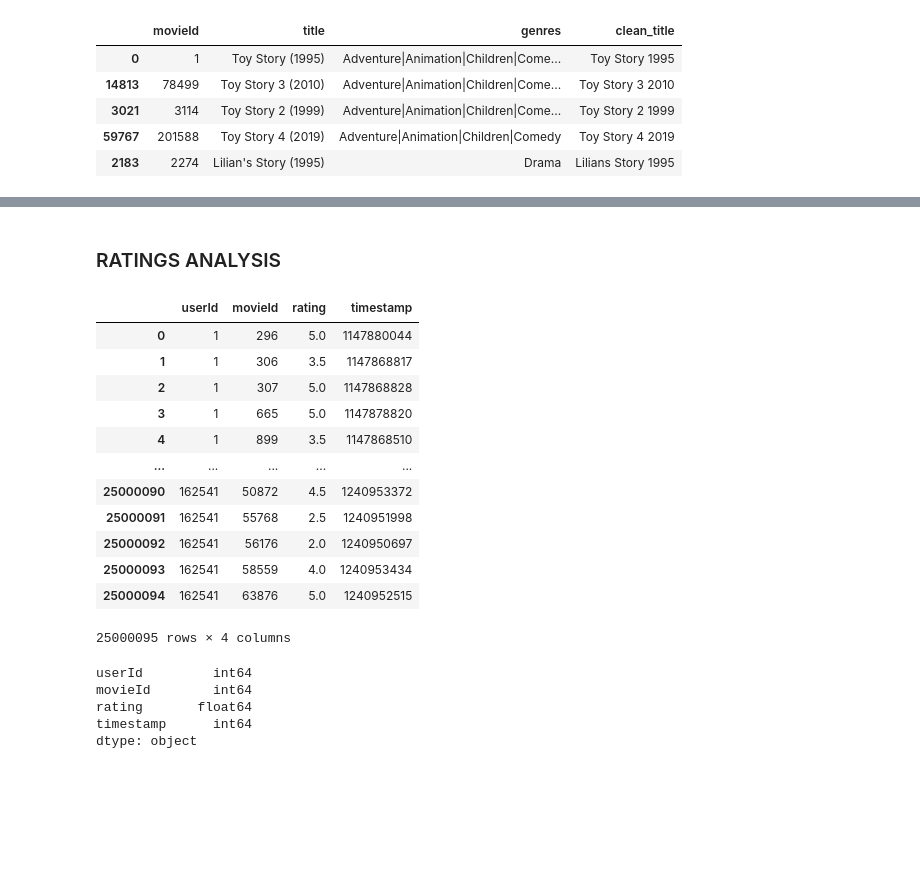
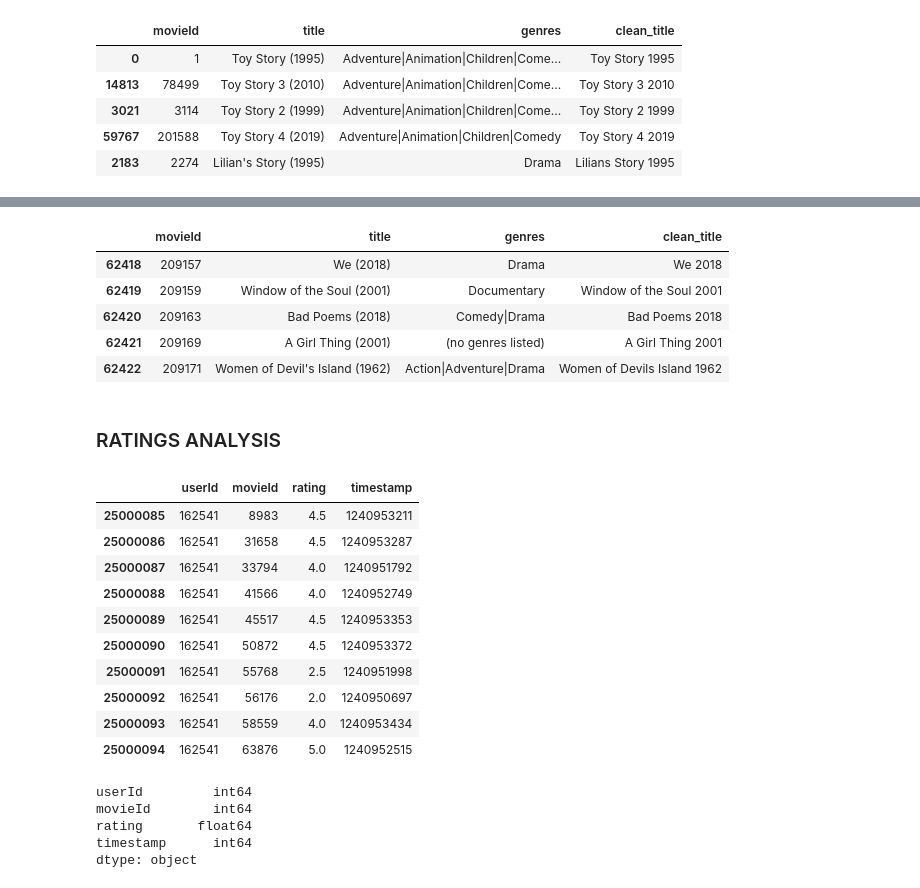
Before and after one commit to Aifedayo/Movie-Recommendation-System-Project, a Jupyter notebook: src/notebook/movies_analysis.ipynb, the cells around one changed output, grey strips where cells are left out. Cells and saved outputs as stored; diff of their text form; code cells hidden in the pictures; blank space fills up the shorter version.

Commit message:
movie recommendation sys

```diff
--- a/src/notebook/movies_analysis.ipynb
+++ b/src/notebook/movies_analysis.ipynb
@@ -125,25 +125,33 @@ display(movie_input, movie_list)
 # %% [output]
 Text(value='Toy Story', description='Movie Title')
 [interactive output not drawn]
+# %%
+movies_df.tail()
+# %% [output]
+|  | movieId | title | genres | clean_title |
+| 62418 | 209157 | We (2018) | Drama | We 2018 |
+| 62419 | 209159 | Window of the Soul (2001) | Documentary | Window of the Soul 2001 |
+| 62420 | 209163 | Bad Poems (2018) | Comedy|Drama | Bad Poems 2018 |
+| 62421 | 209169 | A Girl Thing (2001) | (no genres listed) | A Girl Thing 2001 |
+| 62422 | 209171 | Women of Devil's Island (1962) | Action|Adventure|Drama | Women of Devils Island 1962 |
 # %% [markdown]
 ### RATINGS ANALYSIS
 # %%
 ratings = pd.read_csv('../data/ratings.csv')
-ratings
-# %% [output]
-|  | userId | movieId | rating | timestamp |
-| 0 | 1 | 296 | 5.0 | 1147880044 |
-| 1 | 1 | 306 | 3.5 | 1147868817 |
-| 2 | 1 | 307 | 5.0 | 1147868828 |
-| 3 | 1 | 665 | 5.0 | 1147878820 |
-| 4 | 1 | 899 | 3.5 | 1147868510 |
-| ... | ... | ... | ... | ... |
-| 25000090 | 162541 | 50872 | 4.5 | 1240953372 |
-| 25000091 | 162541 | 55768 | 2.5 | 1240951998 |
-| 25000092 | 162541 | 56176 | 2.0 | 1240950697 |
-| 25000093 | 162541 | 58559 | 4.0 | 1240953434 |
-| 25000094 | 162541 | 63876 | 5.0 | 1240952515 |
-25000095 rows × 4 columns
+# %%
+ratings.tail(10)
+# %% [output]
+|  | userId | movieId | rating | timestamp |
+| 25000085 | 162541 | 8983 | 4.5 | 1240953211 |
+| 25000086 | 162541 | 31658 | 4.5 | 1240953287 |
+| 25000087 | 162541 | 33794 | 4.0 | 1240951792 |
+| 25000088 | 162541 | 41566 | 4.0 | 1240952749 |
+| 25000089 | 162541 | 45517 | 4.5 | 1240953353 |
+| 25000090 | 162541 | 50872 | 4.5 | 1240953372 |
+| 25000091 | 162541 | 55768 | 2.5 | 1240951998 |
+| 25000092 | 162541 | 56176 | 2.0 | 1240950697 |
+| 25000093 | 162541 | 58559 | 4.0 | 1240953434 |
+| 25000094 | 162541 | 63876 | 5.0 | 1240952515 |
 # %%
 ratings.dtypes
 # %% [output]
```
Also changed, not shown: parts of 2 cells of this notebook.
